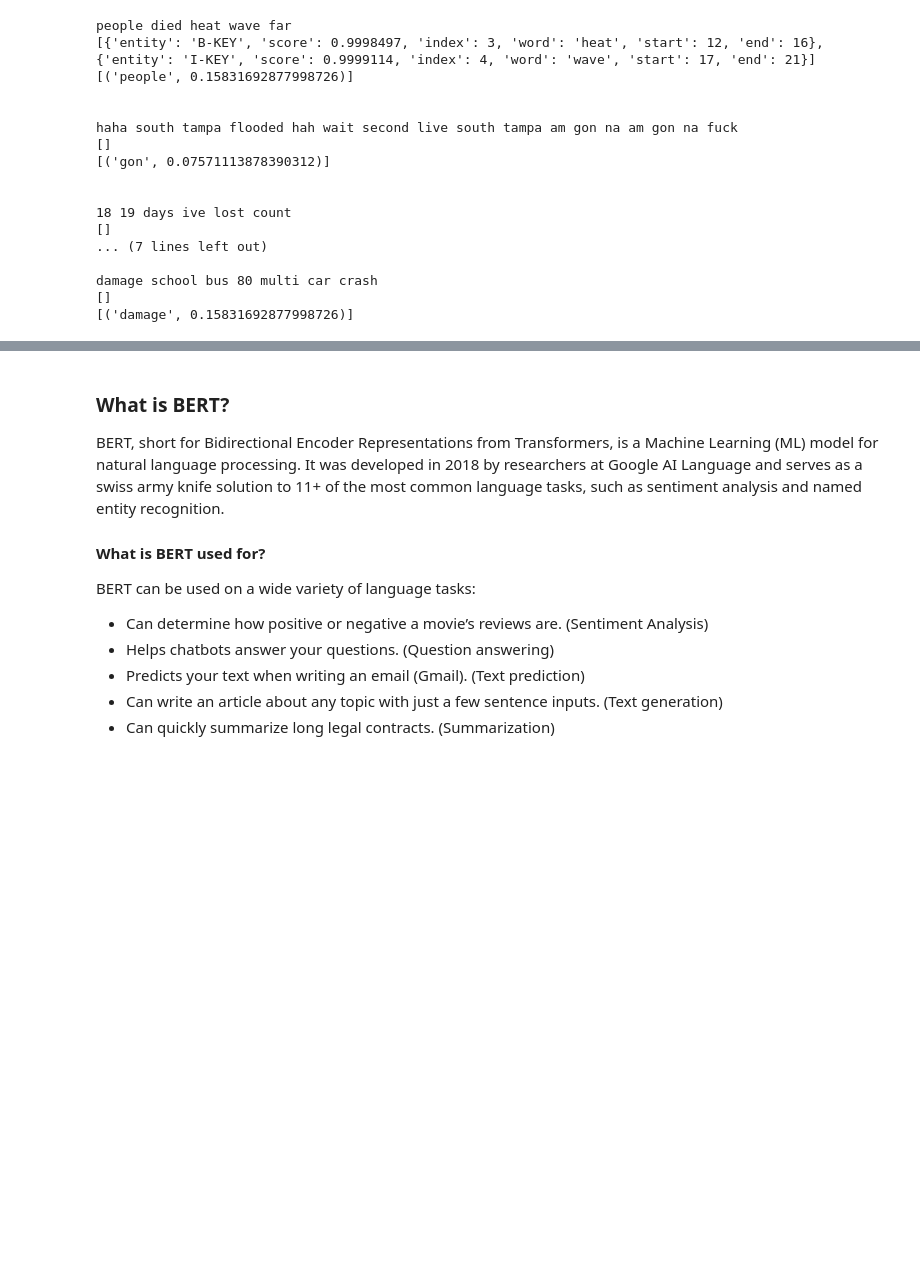
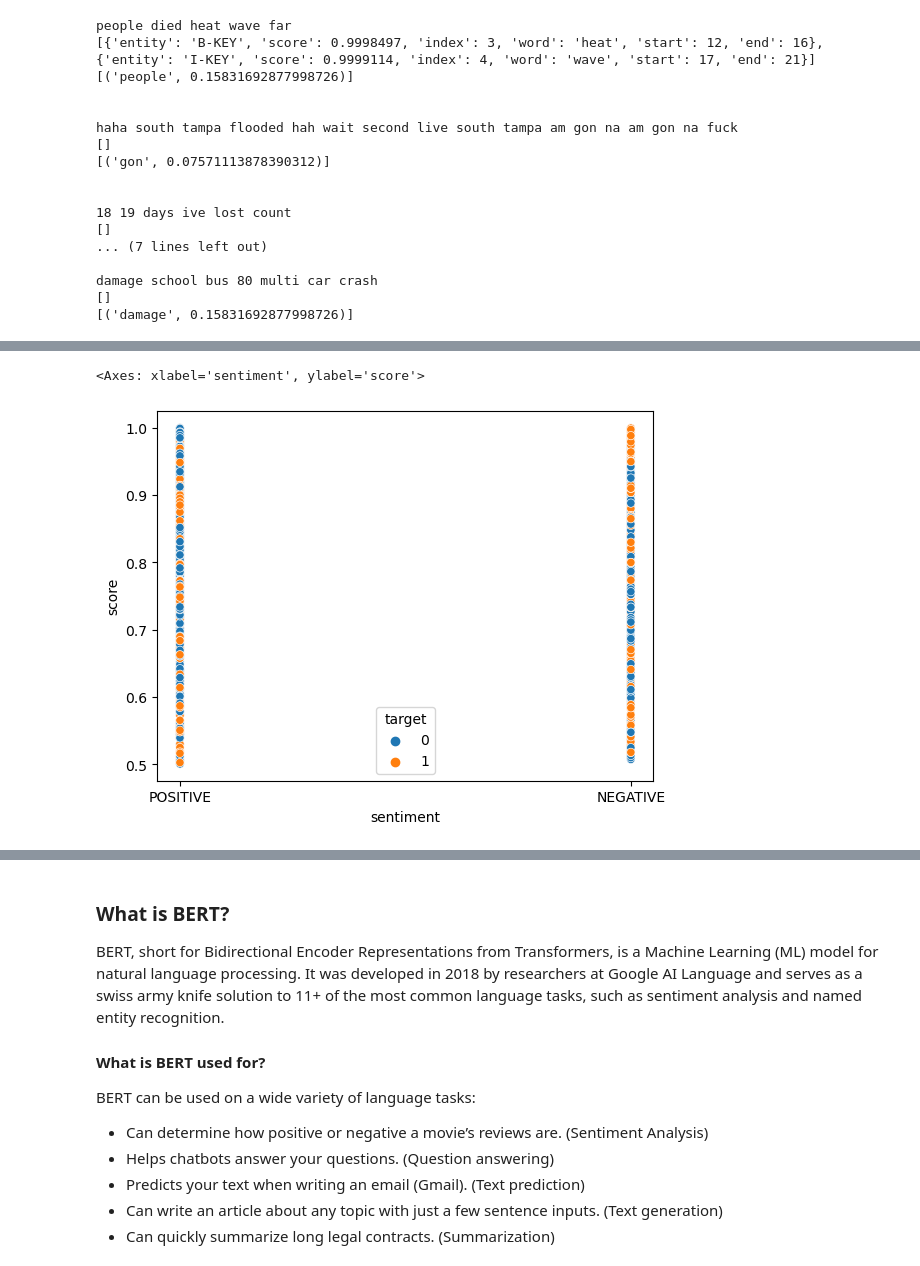
Before and after one commit to srideviaishwariya/rainier, a Jupyter notebook: capstone/vector_search_for_disaster_tweets.ipynb, the cells around one changed output, grey strips where cells are left out. Cells and saved outputs as stored; diff of their text form; code cells hidden in the pictures; blank space fills up the shorter version.

```diff
--- a/capstone/vector_search_for_disaster_tweets.ipynb
+++ b/capstone/vector_search_for_disaster_tweets.ipynb
@@ -590,0 +586,5 @@ sns.scatterplot(data=df, x="sentiment", y="score")
+# %%
+sns.scatterplot(data=df, x="sentiment", y="score", hue="target")
+# %% [output]
+<Axes: xlabel='sentiment', ylabel='score'>
+[figure, added]
```
Also changed, not shown: parts of 45 cells of this notebook, 2 other files.
